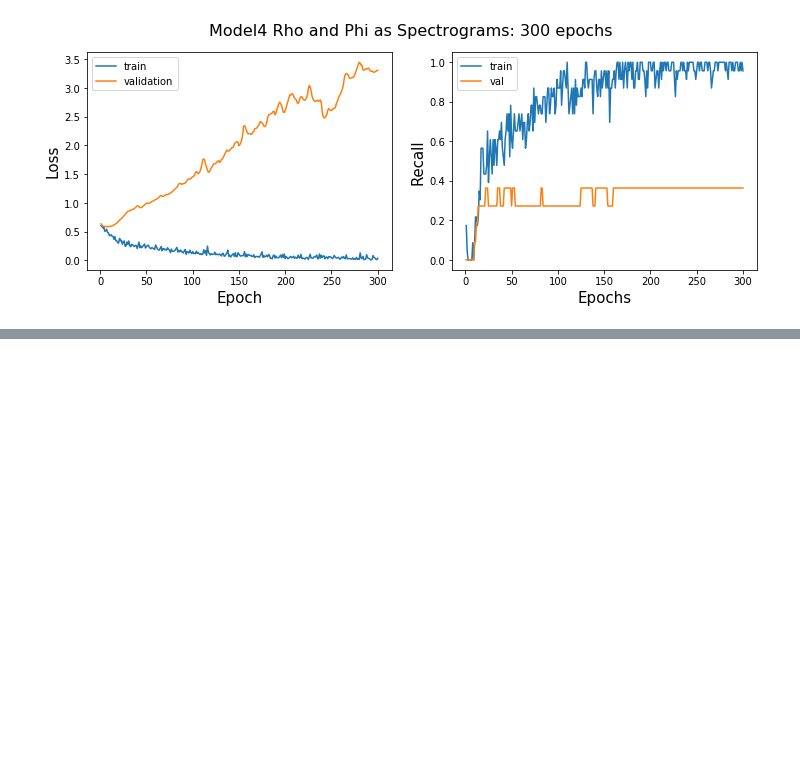
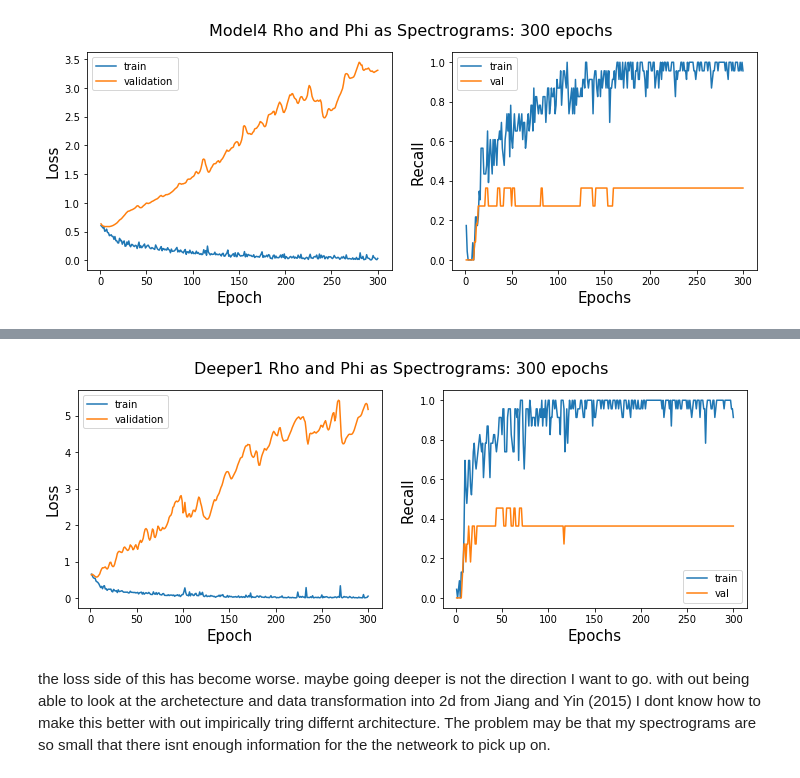
Before and after one commit to Iguanacolossus/Capstone3-TBA, a Jupyter notebook: notebooks/HAR-classification.ipynb, the cells around one changed output, grey strips where cells are left out. Cells and saved outputs as stored; diff of their text form; code cells hidden in the pictures; blank space fills up the shorter version.

```diff
--- a/notebooks/HAR-classification.ipynb
+++ b/notebooks/HAR-classification.ipynb
@@ -526,0 +571,18 @@ lr_plot(model4_hist,'Model4 Rho and Phi as Spectrograms: 300 epochs','model4_spe
+# %%
+model_deeper1 = Sequential()
+model_deeper1.add(Conv2D(filters=16, kernel_size=(3,3), activation='relu', input_shape=(11,11,2)))
+#model_deeper1.add(MaxPooling2D(pool_size=(2,2)))
+model_deeper1.add(Dropout(0.5))
+model_deeper1.add(Conv2D(filters=32, kernel_size=(3,3), activation='relu'))
+#model_deeper1.add(MaxPooling2D(pool_size=(2,2)))
+model_deeper1.add(Dropout(0.5))
+model_deeper1.add(Conv2D(filters=64, kernel_size=(3,3), activation='relu'))
+#model_deeper1.add(MaxPooling2D(pool_size=(2,2)))
+model_deeper1.add(Dropout(0.5))
+model_deeper1.add(Conv2D(filters=128, kernel_size=(3,3), activation='relu'))
+model_deeper1.add(MaxPooling2D(pool_size=(2,2)))
+model_deeper1.add(Dropout(0.5))
+model_deeper1.add(Flatten())
+#mode_deeper1.add(Dense(, activation='relu'))
+model_deeper1.add(Dense(100, activation='relu'))
+model_deeper1.add(Dense(1, activation='sigmoid'))
@@ -526,0 +627,6 @@ lr_plot(model4_hist,'Model4 Rho and Phi as Spectrograms: 300 epochs','model4_spe
+# %%
+model_deeper1.compile(loss='binary_crossentropy', optimizer='adam', metrics=metrics1)
+# %%
+tensorboard = TensorBoard(log_dir='./logs_deeper1', histogram_freq=2, batch_size=32, write_graph=True, write_grads=True, write_images=True)
+model_deeper1_hist = model_deeper1.fit(X_train_spec, y_train_rhophi, batch_size=32, epochs=300,
+          validation_data = (X_vali_spec,y_vali_rhophi), callbacks = [tensorboard])
@@ -526,0 +651,6 @@ lr_plot(model4_hist,'Model4 Rho and Phi as Spectrograms: 300 epochs','model4_spe
+# %%
+lr_plot(model_deeper1_hist,'Deeper1 Rho and Phi as Spectrograms: 300 epochs','model_deeper1_specs_300.png')
+# %% [output]
+[figure, added]
+# %% [markdown]
+the loss side of this has become worse. maybe going deeper is not the direction I want to go. with out being able to look at the archetecture and data transformation into 2d from  Jiang and Yin (2015) I dont know how to make this better with out impirically tring differnt architecture. The problem may be that my spectrograms are so small that there isnt enough information for the the netweork to pick up on.
```
Also changed, not shown: parts of 15 cells of this notebook, 16 other files.
